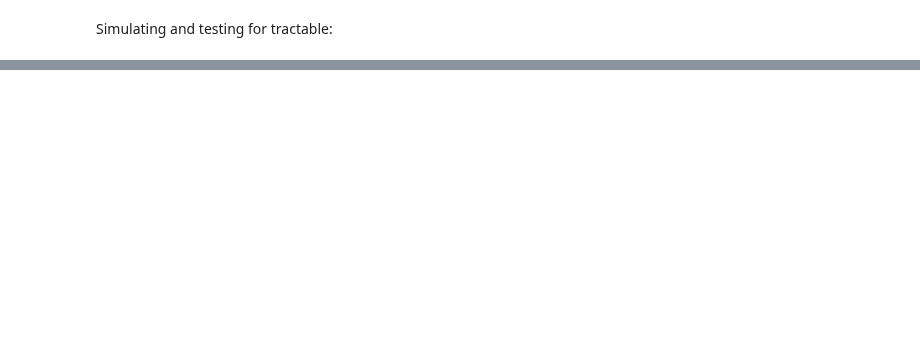
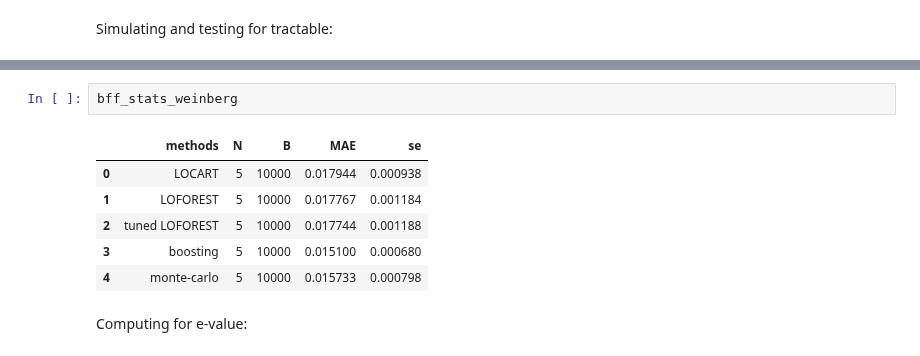
Before and after one commit to Monoxido45/CSI, a Jupyter notebook: experiments/lfi_experiments.ipynb, the cells around one changed output, grey strips where cells are left out. Cells and saved outputs as stored; diff of their text form; blank space fills up the shorter version.

```diff
--- a/experiments/lfi_experiments.ipynb
+++ b/experiments/lfi_experiments.ipynb
@@ -167,0 +468,11 @@ KeyboardInterrupt:
+# %%
+bff_stats_weinberg
+# %% [output]
+|  | methods | N | B | MAE | se |
+| 0 | LOCART | 5 | 10000 | 0.017944 | 0.000938 |
+| 1 | LOFOREST | 5 | 10000 | 0.017767 | 0.001184 |
+| 2 | tuned LOFOREST | 5 | 10000 | 0.017744 | 0.001188 |
+| 3 | boosting | 5 | 10000 | 0.015100 | 0.000680 |
+| 4 | monte-carlo | 5 | 10000 | 0.015733 | 0.000798 |
+# %% [markdown]
+Computing for e-value:
```
Also changed, not shown: parts of 38 cells of this notebook, 1 other file.
